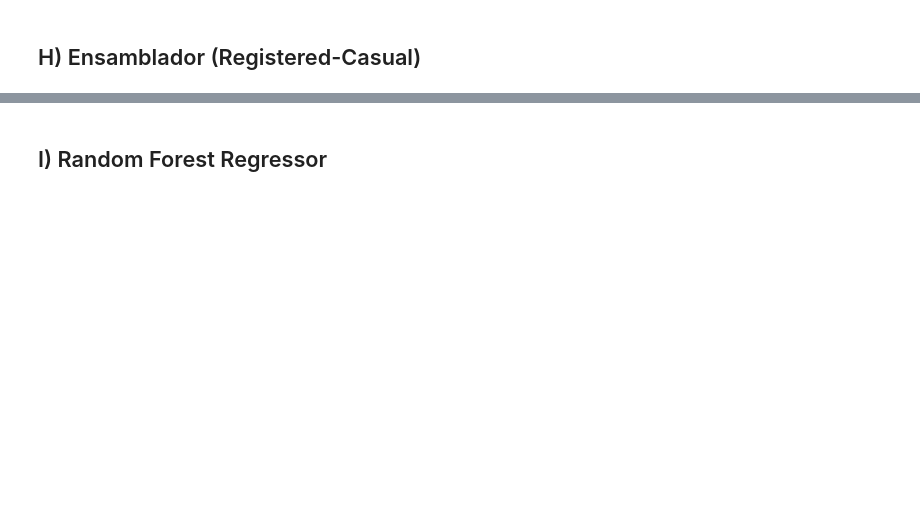
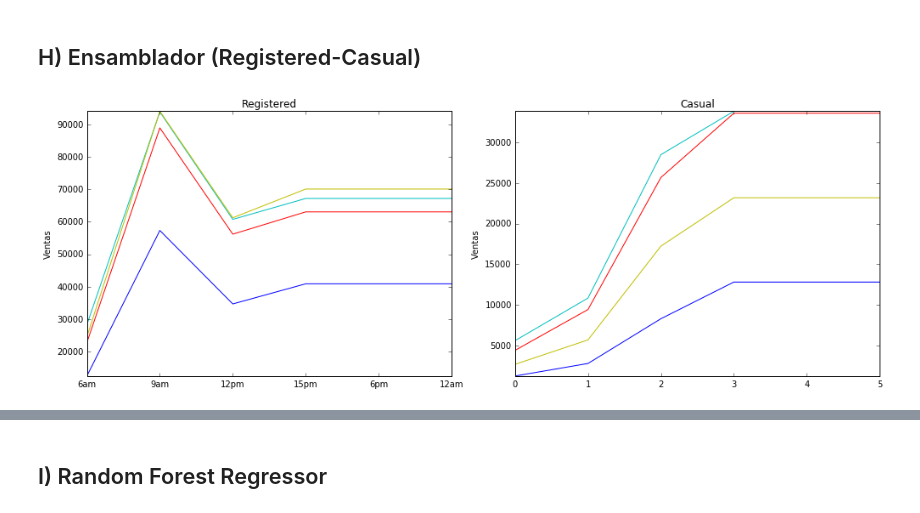
Before and after one commit to FMena14/MachineLearning3, a Jupyter notebook: Parte2.ipynb, the cells around one changed output, grey strips where cells are left out. Cells and saved outputs as stored; diff of their text form; code cells hidden in the pictures; blank space fills up the shorter version.

```diff
--- a/Parte2.ipynb
+++ b/Parte2.ipynb
@@ -743,2 +827,85 @@ print cross_validation_fun(newX_train,newY_train, Tree(random_state=0,max_depth=
 # %% [markdown]
 ## H) Ensamblador (Registered-Casual)
+# %%
+spring_rows1 = df[ (df['season'] == 1) & (df['hour'] <= 6)]
+spring_rows2 = df[ (df['season'] == 1) & (df['hour'] > 6) & (df['hour'] <= 9)]
+spring_rows3 = df[ (df['season'] == 1) & (df['hour'] > 9) & (df['hour'] <= 12)]
+spring_rows4 = df[ (df['season'] == 1) & (df['hour'] > 12) & (df['hour'] <= 15)]
+spring_rows5 = df[ (df['season'] == 1) & (df['hour'] > 15) & (df['hour'] <= 18)]
+spring_rows6 = df[ (df['season'] == 1) & (df['hour'] > 18) & (df['hour'] <= 24)]
+
+spring_vals_reg = [sum(spring_rows1['registered']),sum(spring_rows2['registered']),
+                   sum(spring_rows3['registered']),sum(spring_rows4['registered'])
+                  ,sum(spring_rows4['registered']),sum(spring_rows4['registered'])]
+spring_vals_cas = [sum(spring_rows1['casual']),sum(spring_rows2['casual']),
+                   sum(spring_rows3['casual']),sum(spring_rows4['casual'])
+                  ,sum(spring_rows4['casual']),sum(spring_rows4['casual'])]
+
+summer_rows1 = df[ (df['season'] == 2) & (df['hour'] <= 6)]
+summer_rows2 = df[ (df['season'] == 2) & (df['hour'] > 6) & (df['hour'] <= 9)]
+summer_rows3 = df[ (df['season'] == 2) & (df['hour'] > 9) & (df['hour'] <= 12)]
+summer_rows4 = df[ (df['season'] == 2) & (df['hour'] > 12) & (df['hour'] <= 15)]
+summer_rows5 = df[ (df['season'] == 2) & (df['hour'] > 15) & (df['hour'] <= 18)]
+summer_rows6 = df[ (df['season'] == 2) & (df['hour'] > 18) & (df['hour'] <= 24)]
+
+summer_vals_reg = [sum(summer_rows1['registered']),sum(summer_rows2['registered']),
+               sum(summer_rows3['registered']),sum(summer_rows4['registered'])
+              ,sum(summer_rows4['registered']),sum(summer_rows4['registered'])]
+summer_vals_cas = [sum(summer_rows1['casual']),sum(summer_rows2['casual']),
+               sum(summer_rows3['casual']),sum(summer_rows4['casual'])
+              ,sum(summer_rows4['casual']),sum(summer_rows4['casual'])]
+
+fall_rows1 = df[ (df['season'] == 3) & (df['hour'] <= 6)]
+fall_rows2 = df[ (df['season'] == 3) & (df['hour'] > 6) & (df['hour'] <= 9)]
+fall_rows3 = df[ (df['season'] == 3) & (df['hour'] > 9) & (df['hour'] <= 12)]
+fall_rows4 = df[ (df['season'] == 3) & (df['hour'] > 12) & (df['hour'] <= 15)]
+fall_rows5 = df[ (df['season'] == 3) & (df['hour'] > 15) & (df['hour'] <= 18)]
+fall_rows6 = df[ (df['season'] == 3) & (df['hour'] > 18) & (df['hour'] <= 24)]
+
+fall_vals_reg = [sum(fall_rows1['registered']),sum(fall_rows2['registered']),
+             sum(fall_rows3['registered']),sum(fall_rows4['registered'])
+              ,sum(fall_rows4['registered']),sum(fall_rows4['registered'])]
+fall_vals_cas = [sum(fall_rows1['casual']),sum(fall_rows2['casual']),
+             sum(fall_rows3['casual']),sum(fall_rows4['casual'])
+              ,sum(fall_rows4['casual']),sum(fall_rows4['casual'])]
+
+winter_rows1 = df[ (df['season'] == 4) & (df['hour'] <= 6)]
+winter_rows2 = df[ (df['season'] == 4) & (df['hour'] > 6) & (df['hour'] <= 9)]
+winter_rows3 = df[ (df['season'] == 4) & (df['hour'] > 9) & (df['hour'] <= 12)]
+winter_rows4 = df[ (df['season'] == 4) & (df['hour'] > 12) & (df['hour'] <= 15)]
+winter_rows5 = df[ (df['season'] == 4) & (df['hour'] > 15) & (df['hour'] <= 18)]
+winter_rows6 = df[ (df['season'] == 4) & (df['hour'] > 18) & (df['hour'] <= 24)]
+
+winter_vals_reg = [sum(winter_rows1['registered']),sum(winter_rows2['registered']),
+               sum(winter_rows3['registered']),sum(winter_rows4['registered'])
+              ,sum(winter_rows4['registered']),sum(winter_rows4['registered'])]
+winter_vals_cas = [sum(winter_rows1['casual']),sum(winter_rows2['casual']),
+               sum(winter_rows3['casual']),sum(winter_rows4['casual'])
+              ,sum(winter_rows4['casual']),sum(winter_rows4['casual'])]
+
+# Construir histograma -------------------------------------------
+
+#PARA COMPARAR LAS EPOCAS DEL AÑO
+f, axarr = plt.subplots(1,2, figsize=(14,5) )
+axarr[0].plot(np.arange(0,6,1), spring_vals_reg, color = 'b')
+axarr[0].plot(np.arange(0,6,1), summer_vals_reg, color = 'r')
+axarr[0].plot(np.arange(0,6,1), fall_vals_reg, color = 'c')
+axarr[0].plot(np.arange(0,6,1), winter_vals_reg, color = 'y')
+axarr[0].set_xticks(np.arange(0,6))
+axarr[0].set_xticklabels(('6am','9am','12pm','15pm','6pm','12am'))
+axarr[0].set_title('Registered')
+axarr[0].set_ylabel('Ventas')
+axarr[0].axis('tight')
+
+axarr[1].plot(np.arange(0,6,1), spring_vals_cas, color = 'b')
+axarr[1].plot(np.arange(0,6,1), summer_vals_cas, color = 'r')
+axarr[1].plot(np.arange(0,6,1), fall_vals_cas, color = 'c')
+axarr[1].plot(np.arange(0,6,1), winter_vals_cas, color = 'y')
+axarr[1].set_title('Casual')
+axarr[1].set_ylabel('Ventas')
+axarr[1].axis('tight')
+
+f.tight_layout() #separar los subplot
+plt.show()
+# %% [output]
+[figure, added]
```
Also changed, not shown: parts of 30 cells of this notebook.
